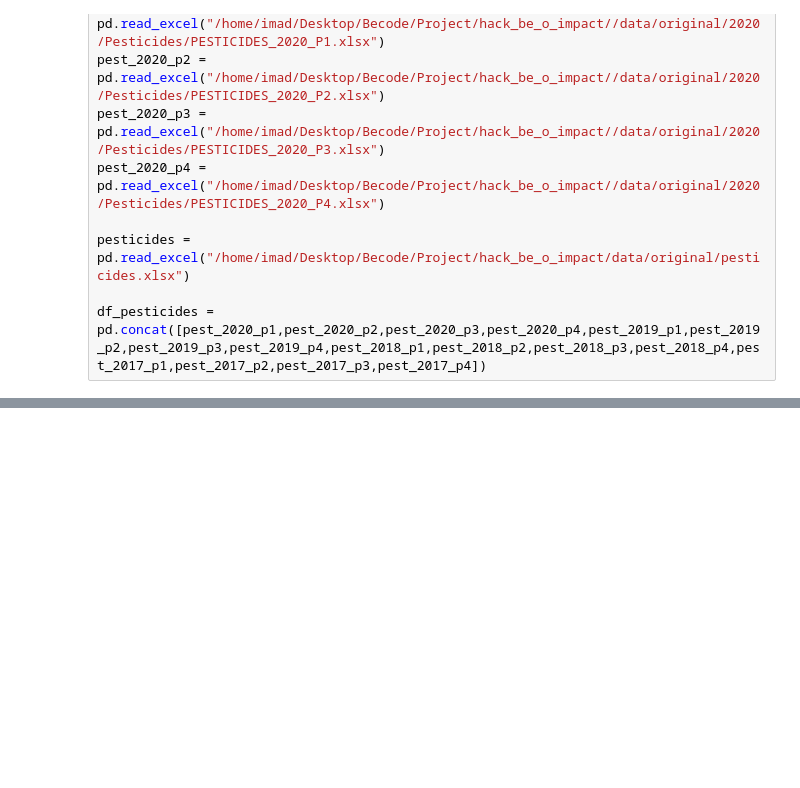
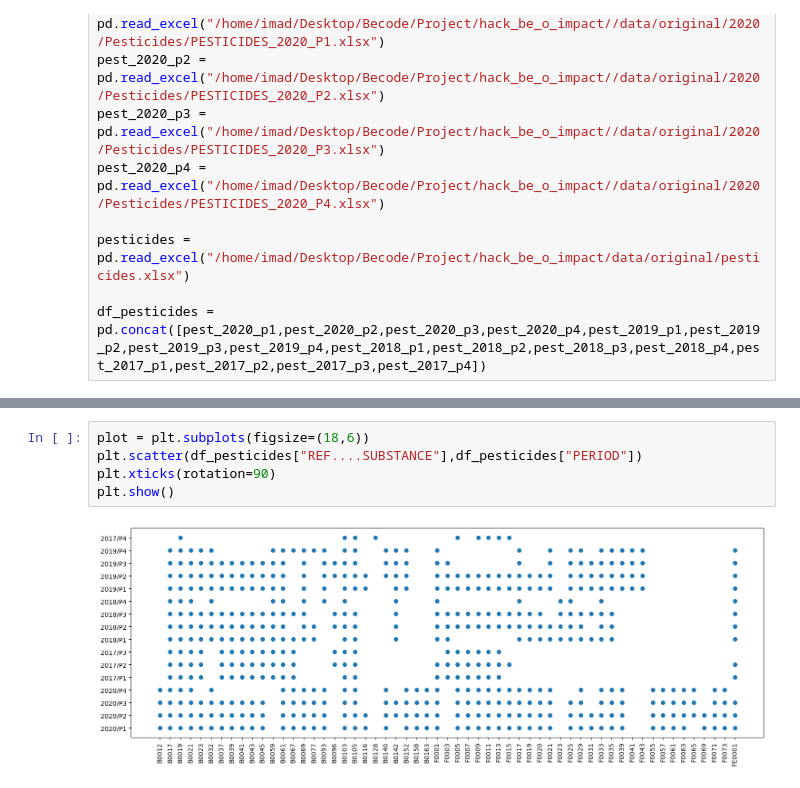
Before and after one commit to hajrashidimad/hack_be_o_impact, a Jupyter notebook: notebooks/Pesticides_1.ipynb, the cells around one changed output, grey strips where cells are left out. Drawn from its saved outputs; the diff is of its cells as text; blank space fills up the shorter version.

```diff
--- a/notebooks/Pesticides_1.ipynb
+++ b/notebooks/Pesticides_1.ipynb
@@ -29,0 +104,7 @@ df_pesticides = pd.concat([pest_2020_p1,pest_2020_p2,pest_2020_p3,pest_2020_p4,p
+# %%
+plot = plt.subplots(figsize=(18,6))
+plt.scatter(df_pesticides["REF....SUBSTANCE"],df_pesticides["PERIOD"])
+plt.xticks(rotation=90)
+plt.show()
+# %% [output]
+[figure, added]
```
Also changed, not shown: parts of 28 cells of this notebook.
